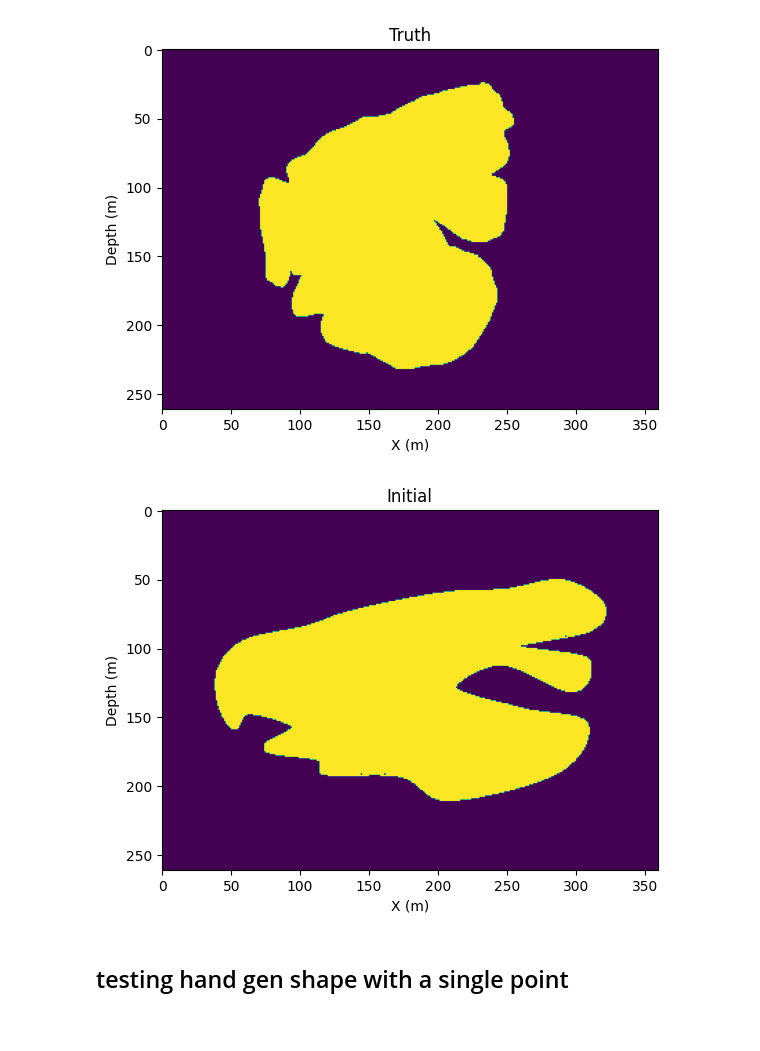
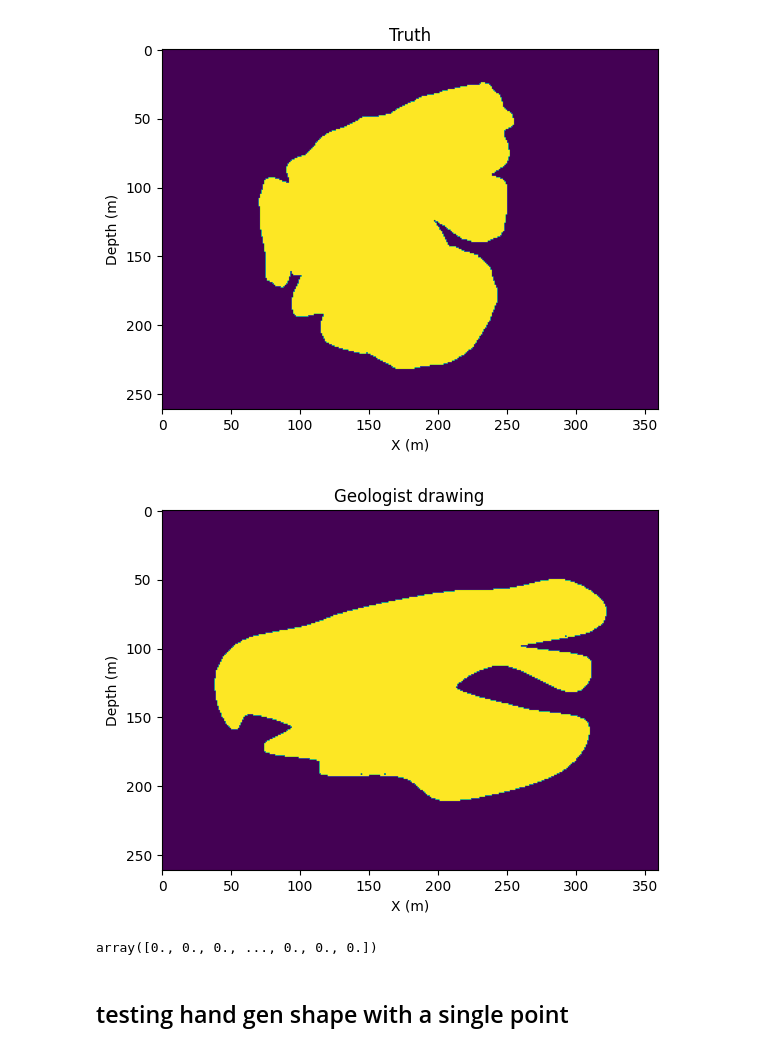
Before and after one commit to justinleong22/data_knowledge_driven_trend_surface, a Jupyter notebook: notebook/peanut_case.ipynb, the cells around one changed output. Drawn from its saved outputs; the diff is of its cells as text; code cells hidden in the pictures.

Commit message:
curvature

```diff
--- a/notebook/peanut_case.ipynb
+++ b/notebook/peanut_case.ipynb
@@ -38,15 +38,19 @@ plt.show()
 # %%
 initial = cv2.imread('../data/data_gen_case/imgs/fake1.png', cv2.IMREAD_GRAYSCALE)
 ret,thresh = cv2.threshold(initial, 20, 255, cv2.THRESH_BINARY)
 thresh = (1 - ((thresh / 255) - 1) * -1)
 truth = thresh
 
-plt.title('Initial')
+plt.title('Geologist drawing')
 plt.ylabel('Depth (m)'), plt.xlabel('X (m)')
 plt.imshow(thresh)
 plt.show()
 # %% [output]
-[figure, old version]
+[figure, new version]
+# %%
+curvature(initial)
+# %% [output]
+array([0., 0., 0., ..., 0., 0., 0.])
 # %% [markdown]
 ## testing hand gen shape with a single point
 # %%
```
Also changed, not shown: parts of 32 cells of this notebook, 2 other files.
